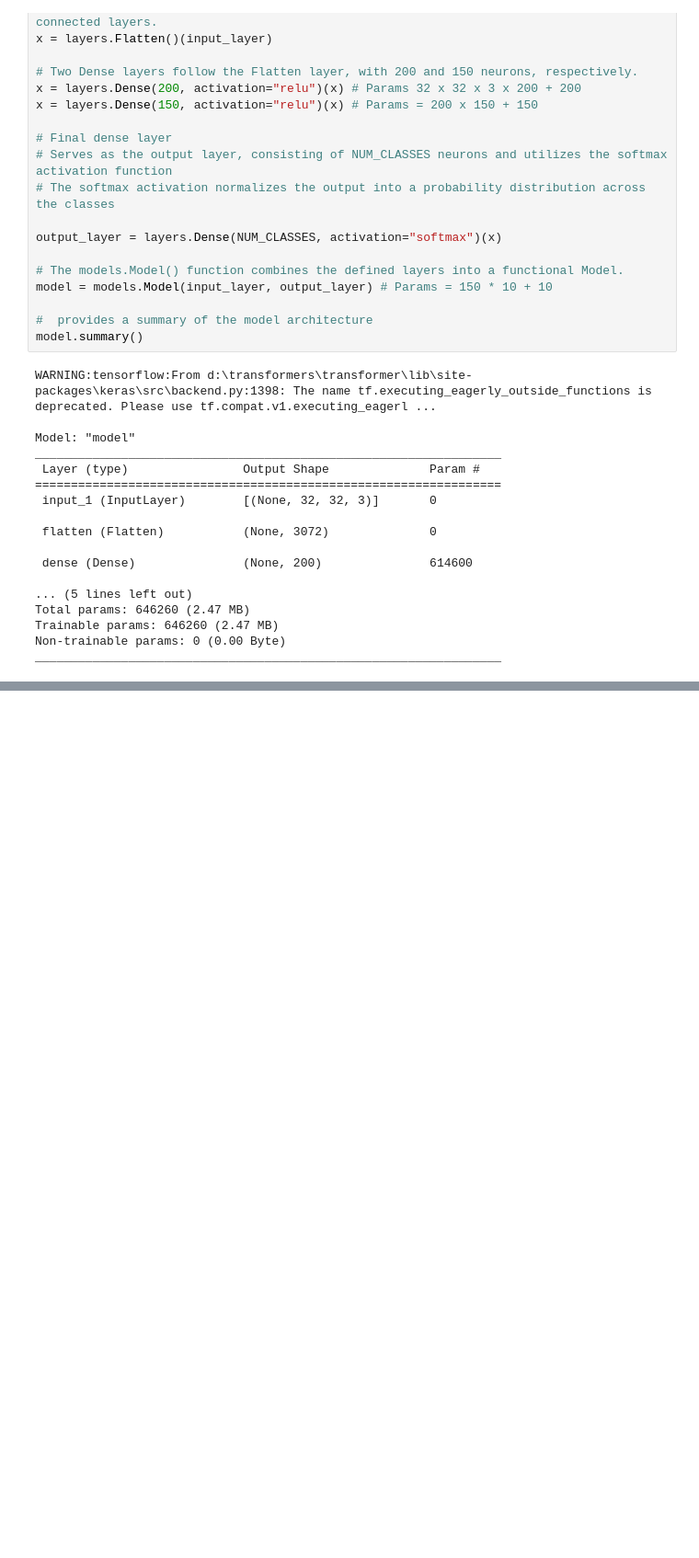
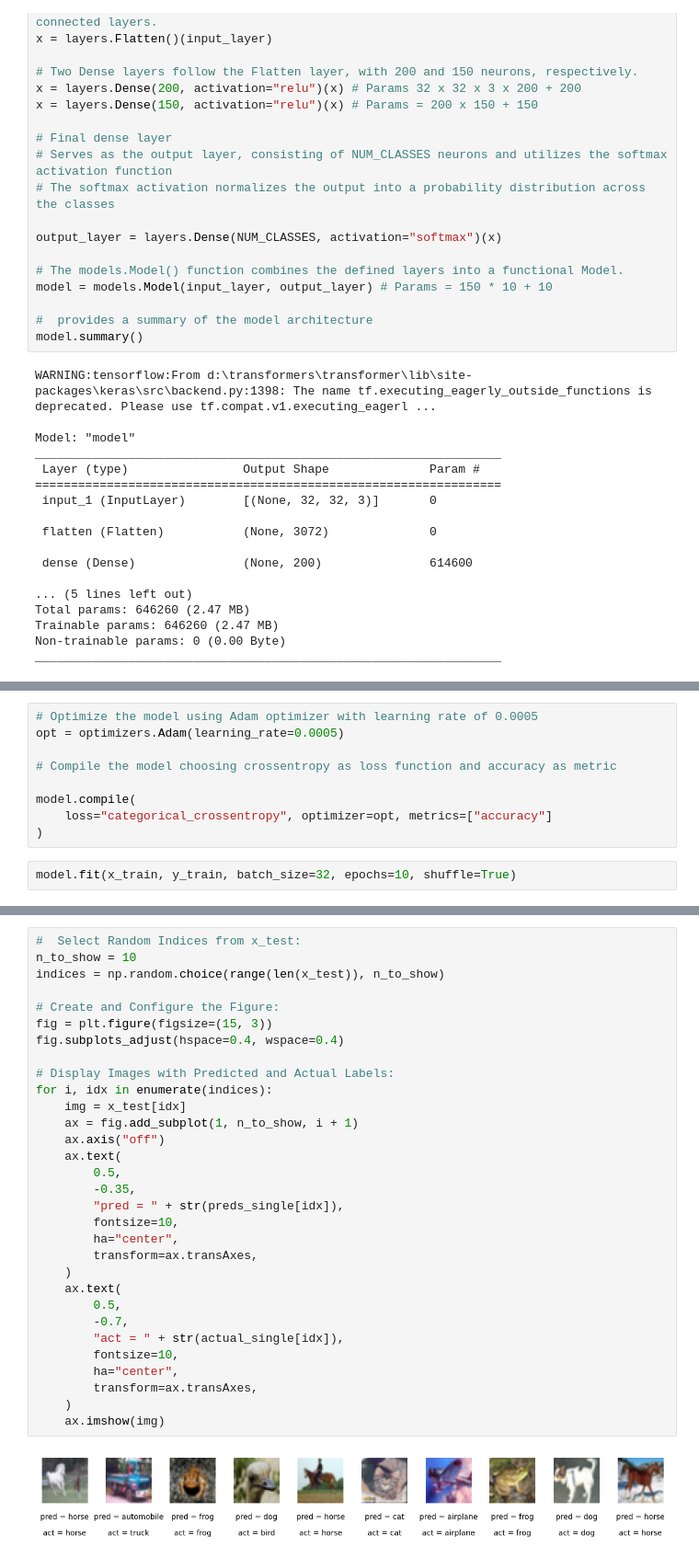
Before and after one commit to gghimire2041/transformers, a Jupyter notebook: 01_multilayer_perceptron.ipynb, the cells around one changed output, grey strips where cells are left out. Shown: that part at 92% size. Saved outputs shown, nothing was run; the diff lists cells and outputs as text; blank space fills up the shorter version.

```diff
--- a/01_multilayer_perceptron.ipynb
+++ b/01_multilayer_perceptron.ipynb
@@ -95,0 +94,11 @@ _________________________________________________________________
+# %%
+# Optimize the model using Adam optimizer with learning rate of 0.0005
+opt = optimizers.Adam(learning_rate=0.0005)
+
+# Compile the model choosing crossentropy as loss function and accuracy as metric
+
+model.compile(
+    loss="categorical_crossentropy", optimizer=opt, metrics=["accuracy"]
+)
+# %%
+model.fit(x_train, y_train, batch_size=32, epochs=10, shuffle=True)
@@ -95,0 +160,33 @@ _________________________________________________________________
+# %%
+#  Select Random Indices from x_test:
+n_to_show = 10
+indices = np.random.choice(range(len(x_test)), n_to_show)
+
+# Create and Configure the Figure:
+fig = plt.figure(figsize=(15, 3))
+fig.subplots_adjust(hspace=0.4, wspace=0.4)
+
+# Display Images with Predicted and Actual Labels:
+for i, idx in enumerate(indices):
+    img = x_test[idx]
+    ax = fig.add_subplot(1, n_to_show, i + 1)
+    ax.axis("off")
+    ax.text(
+        0.5,
+        -0.35,
+        "pred = " + str(preds_single[idx]),
+        fontsize=10,
+        ha="center",
+        transform=ax.transAxes,
+    )
+    ax.text(
+        0.5,
+        -0.7,
+        "act = " + str(actual_single[idx]),
+        fontsize=10,
+        ha="center",
+        transform=ax.transAxes,
+    )
+    ax.imshow(img)
+# %% [output]
+[figure, added]
```
Also changed, not shown: parts of 7 cells of this notebook.
